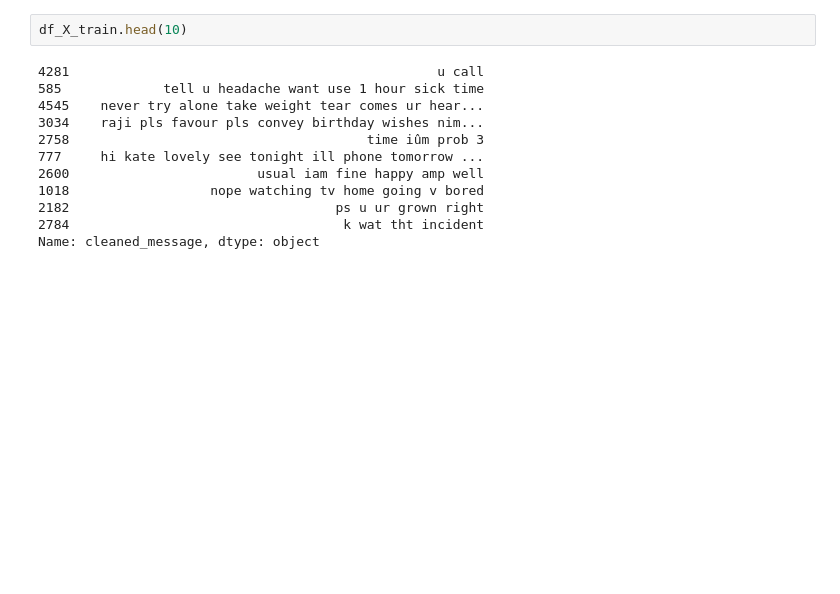
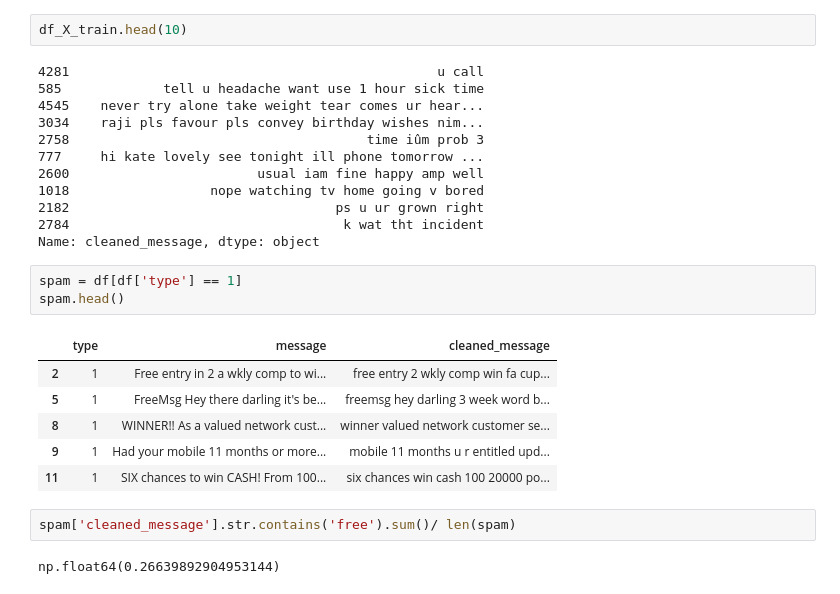
Before and after one commit to rrstats/Supervised-Algorithms, a Jupyter notebook: More Algorithms/Naive Bayes.ipynb, the cells around one changed output. Saved outputs shown, nothing was run; the diff lists cells and outputs as text; blank space fills up the shorter version.

```diff
--- a/More Algorithms/Naive Bayes.ipynb
+++ b/More Algorithms/Naive Bayes.ipynb
@@ -240,3 +240,17 @@ df_X_train.head(10)
 2182                                  ps u ur grown right
 2784                                   k wat tht incident
 Name: cleaned_message, dtype: object
+# %%
+spam = df[df['type'] == 1]
+spam.head()
+# %% [output]
+|  | type | message | cleaned_message |
+| 2 | 1 | Free entry in 2 a wkly comp to wi... | free entry 2 wkly comp win fa cup... |
+| 5 | 1 | FreeMsg Hey there darling it's be... | freemsg hey darling 3 week word b... |
+| 8 | 1 | WINNER!! As a valued network cust... | winner valued network customer se... |
+| 9 | 1 | Had your mobile 11 months or more... | mobile 11 months u r entitled upd... |
+| 11 | 1 | SIX chances to win CASH! From 100... | six chances win cash 100 20000 po... |
+# %%
+spam['cleaned_message'].str.contains('free').sum()/ len(spam)
+# %% [output]
+np.float64(0.26639892904953144)
```
Also changed, not shown: parts of 13 cells of this notebook.
